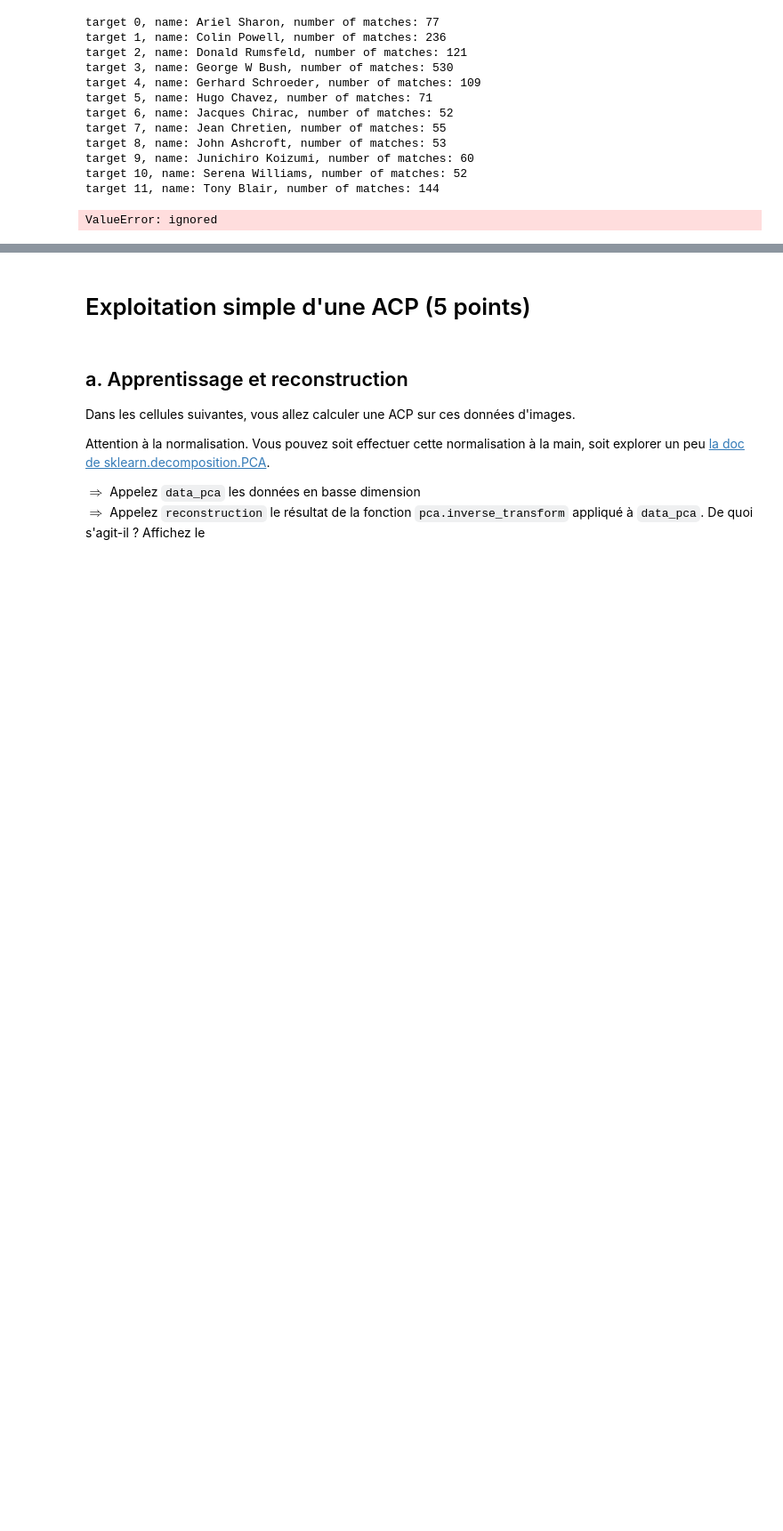
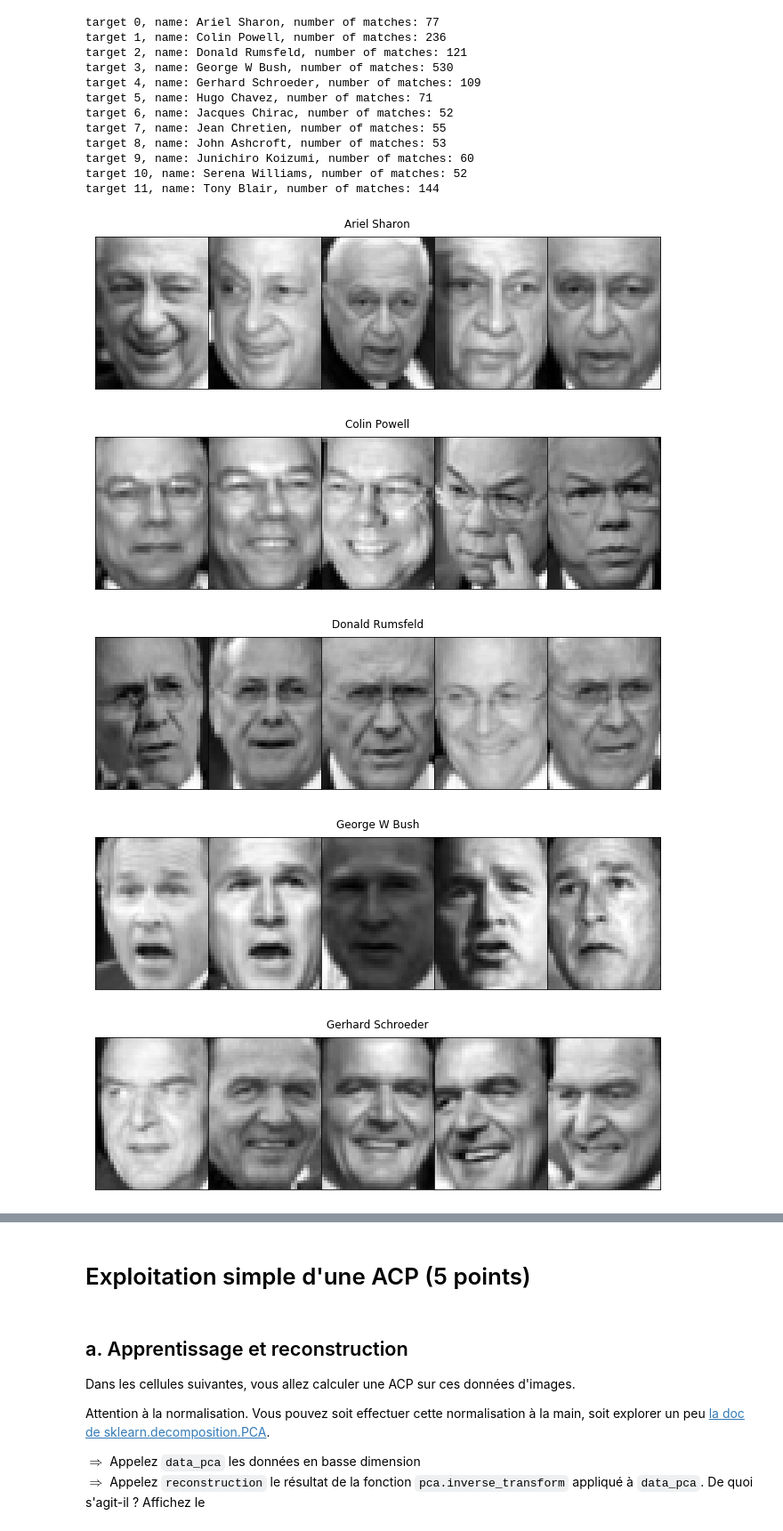
Before and after one commit to campusplage/compte-rendus-pellegrin-nagaratnam, a Jupyter notebook: TP2_sklearn.ipynb, the cells around one changed output, grey strips where cells are left out. Shown: that part at 89% size. Drawn from its saved outputs; the diff is of its cells as text; code cells hidden in the pictures; blank space fills up the shorter version.

```diff
--- a/TP2_sklearn.ipynb
+++ b/TP2_sklearn.ipynb
@@ -245,5 +240,11 @@ target 11, name: Tony Blair, number of matches: 144
 # %%
 # Corsons un peu le problème:
 # Pour chaque personnalité, affichez 5 photos de la base prises au hasard
+for (i, name) in enumerate(d.target_names) :
+  plot_images(shuffle(d.data[d.target ==i]),name,n_row = 1,n_col =5)
 # %% [output]
-ValueError: ignored
+[figure, added]
+[figure, added]
+[figure, added]
+[figure, added]
+[figure, added]
```
Also changed, not shown: parts of 3 cells of this notebook.
